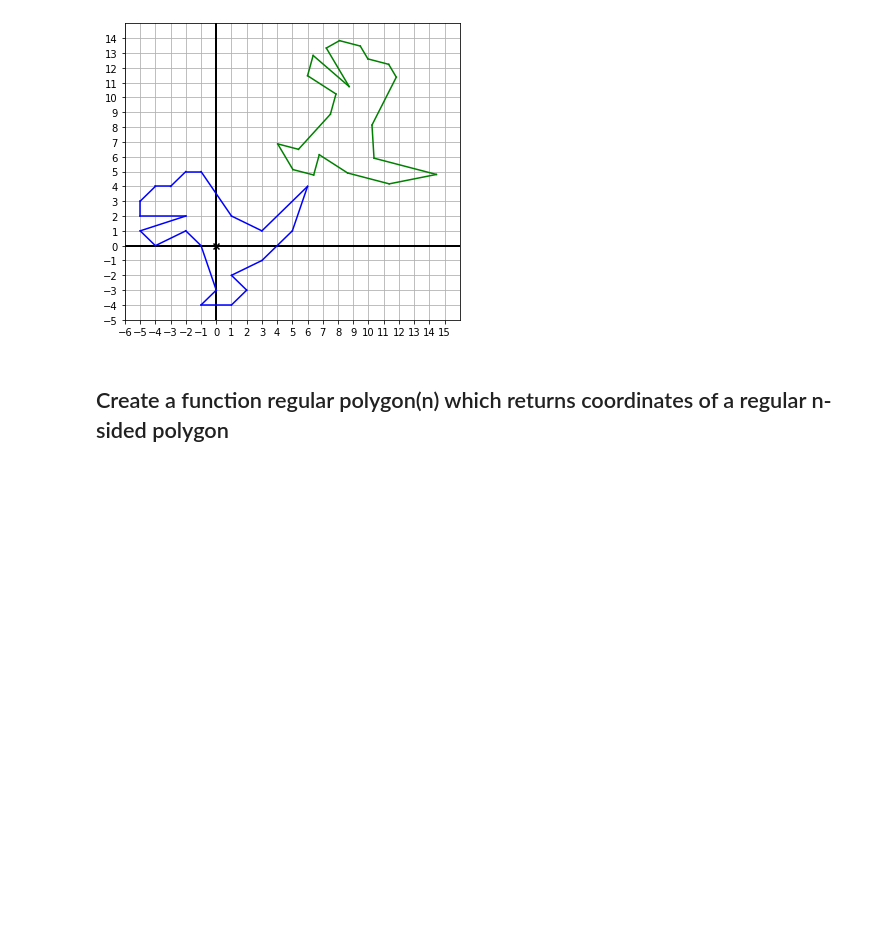
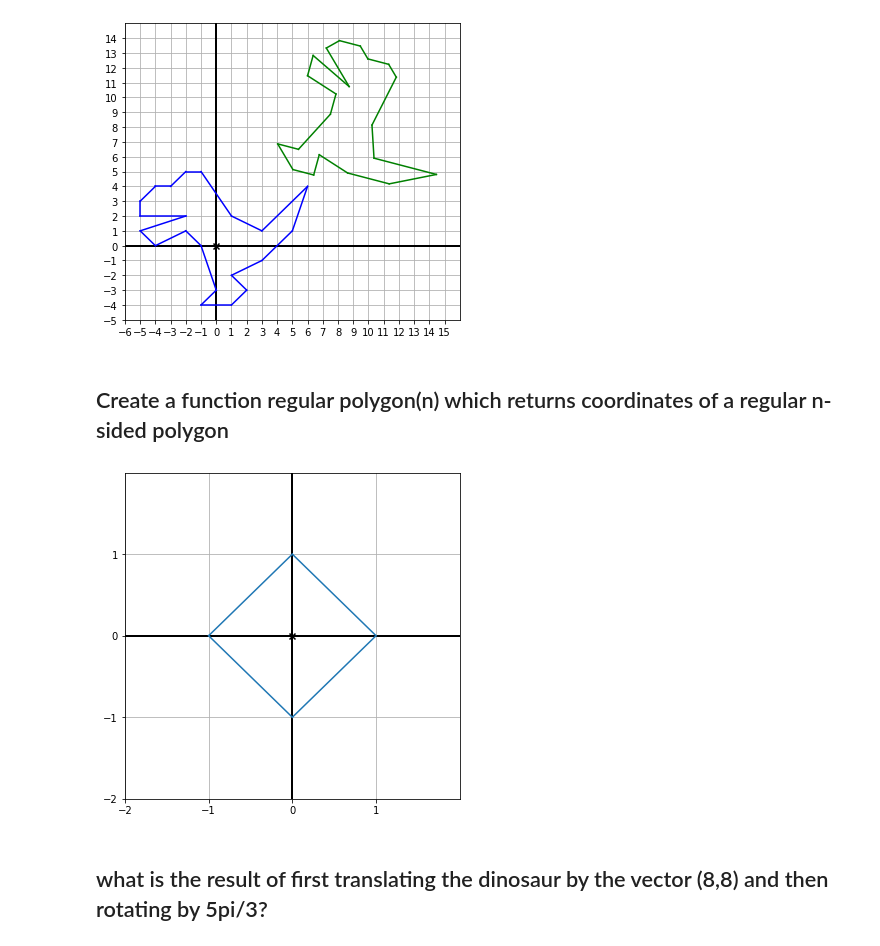
Before and after one commit to sergiovasquez122/Mathematics-for-programmers, a Jupyter notebook: Chapter_2_vectors.ipynb, the cells around one changed output. Saved outputs shown, nothing was run; the diff lists cells and outputs as text; code cells hidden in the pictures; blank space fills up the shorter version.

```diff
--- a/Chapter_2_vectors.ipynb
+++ b/Chapter_2_vectors.ipynb
@@ -282,4 +282,8 @@ draw(Polygon(*dino_vectors, color = 'blue'),
 def polygon(n):
     return [to_cartesian((1, (2 * pi *  k) / n)) for k in range(n)]
 # %%
-draw(Polygon(*polygon(6)))
+draw(Polygon(*polygon(4)))
+# %% [output]
+[figure, added]
+# %% [markdown]
+## what is the result of first translating the dinosaur by the vector (8,8) and then rotating by 5pi/3?
```
